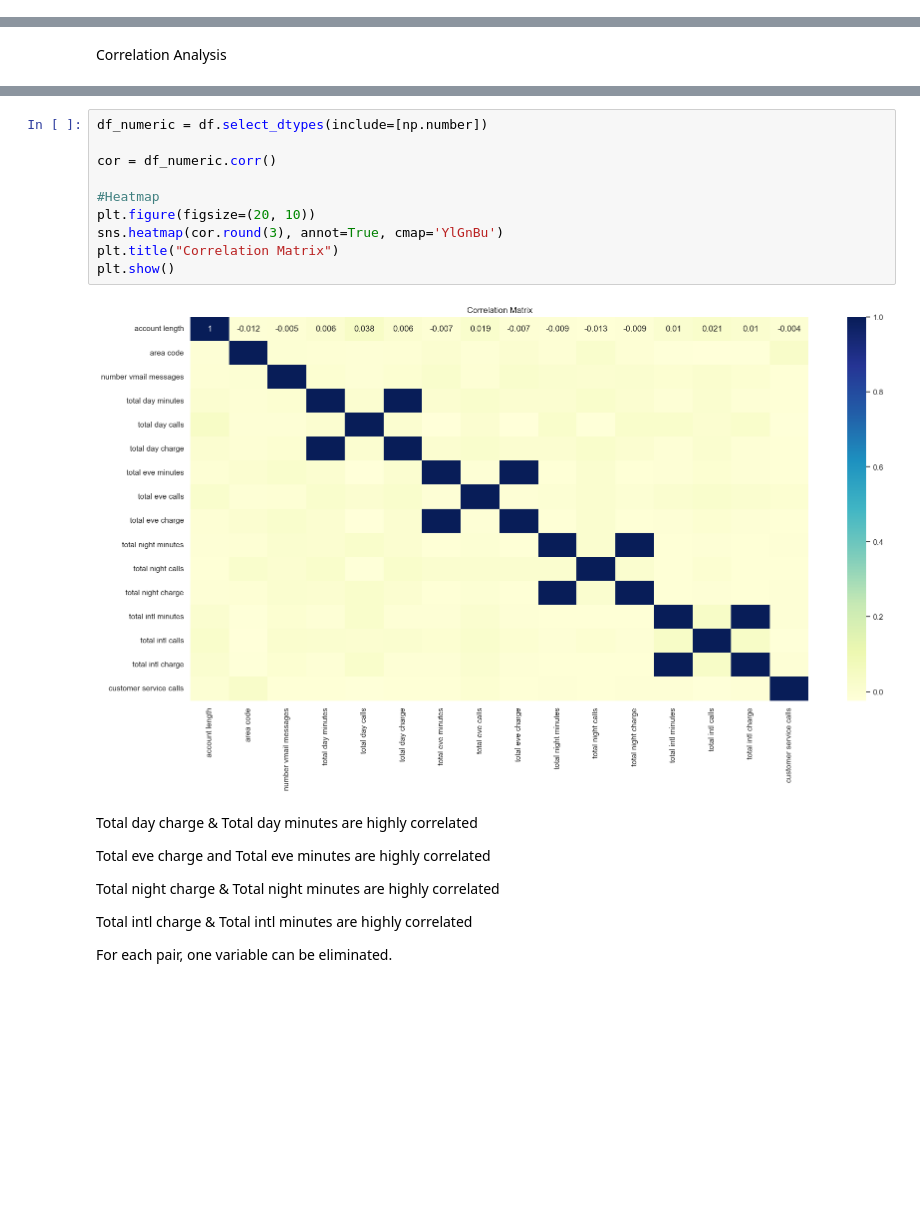
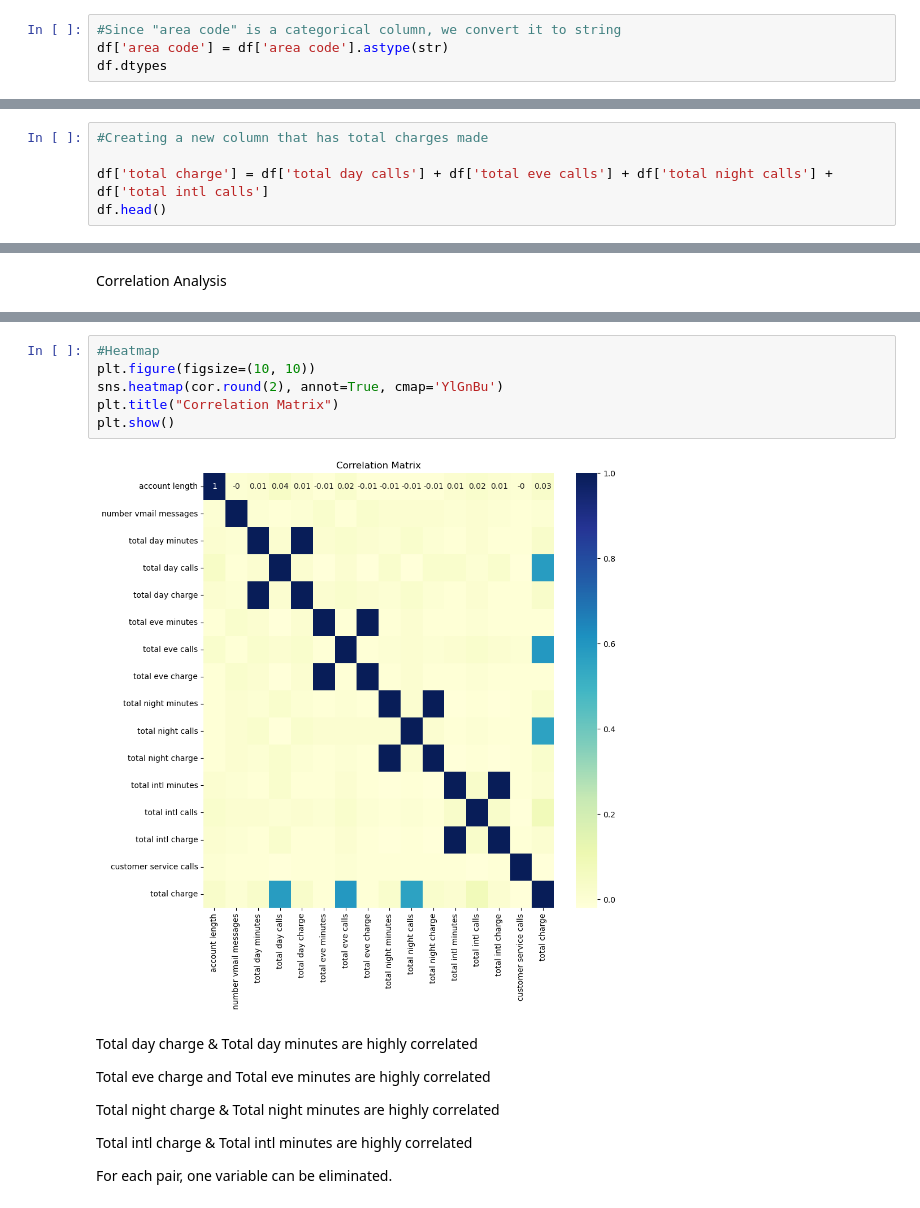
Before and after one commit to njerinjuguna/Customer-Churn, a Jupyter notebook: index.ipynb, the cells around one changed output, grey strips where cells are left out. Drawn from its saved outputs; the diff is of its cells as text; blank space fills up the shorter version.

```diff
--- a/index.ipynb
+++ b/index.ipynb
@@ -160,0 +165,4 @@ df.duplicated().sum()
+# %%
+#Since "area code" is a categorical column, we convert it to string
+df['area code'] = df['area code'].astype(str)
+df.dtypes
@@ -176,0 +201,5 @@ g.map(plt.hist, "total day minutes")
+# %%
+#Creating a new column that has total charges made
+
+df['total charge'] = df['total day calls'] + df['total eve calls'] + df['total night calls'] + df['total intl calls']
+df.head()
@@ -212,15 +300,11 @@ Correlation Analysis
 # %%
-df_numeric = df.select_dtypes(include=[np.number])
-
-cor = df_numeric.corr()
-
 #Heatmap
-plt.figure(figsize=(20, 10))
-sns.heatmap(cor.round(3), annot=True, cmap='YlGnBu')
+plt.figure(figsize=(10, 10))
+sns.heatmap(cor.round(2), annot=True, cmap='YlGnBu')
 plt.title("Correlation Matrix")
 plt.show()
 # %% [output]
-[figure, old version]
+[figure, new version]
 # %% [markdown]
 Total day charge & Total day minutes are highly correlated
 
```
Also changed, not shown: parts of 40 cells of this notebook.
